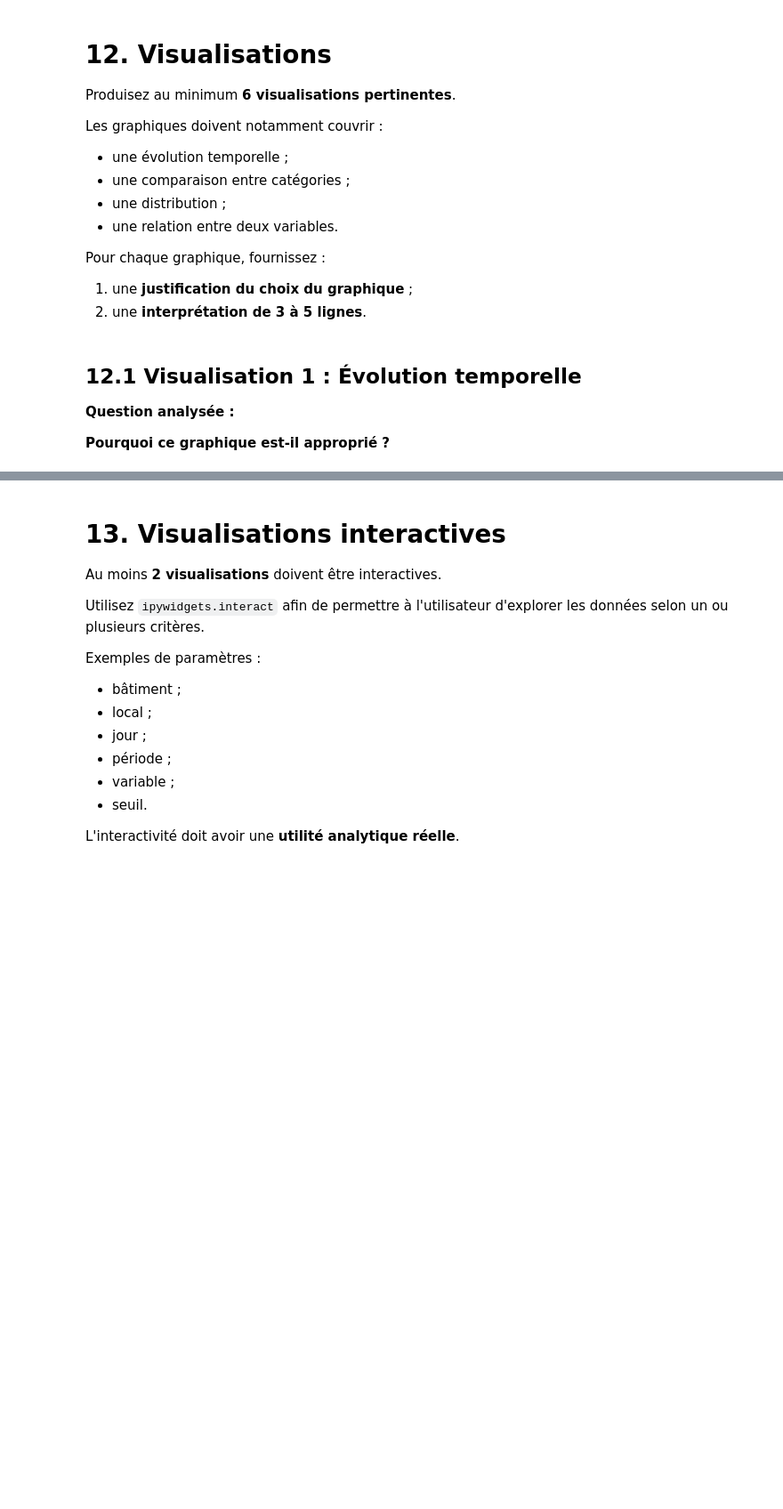
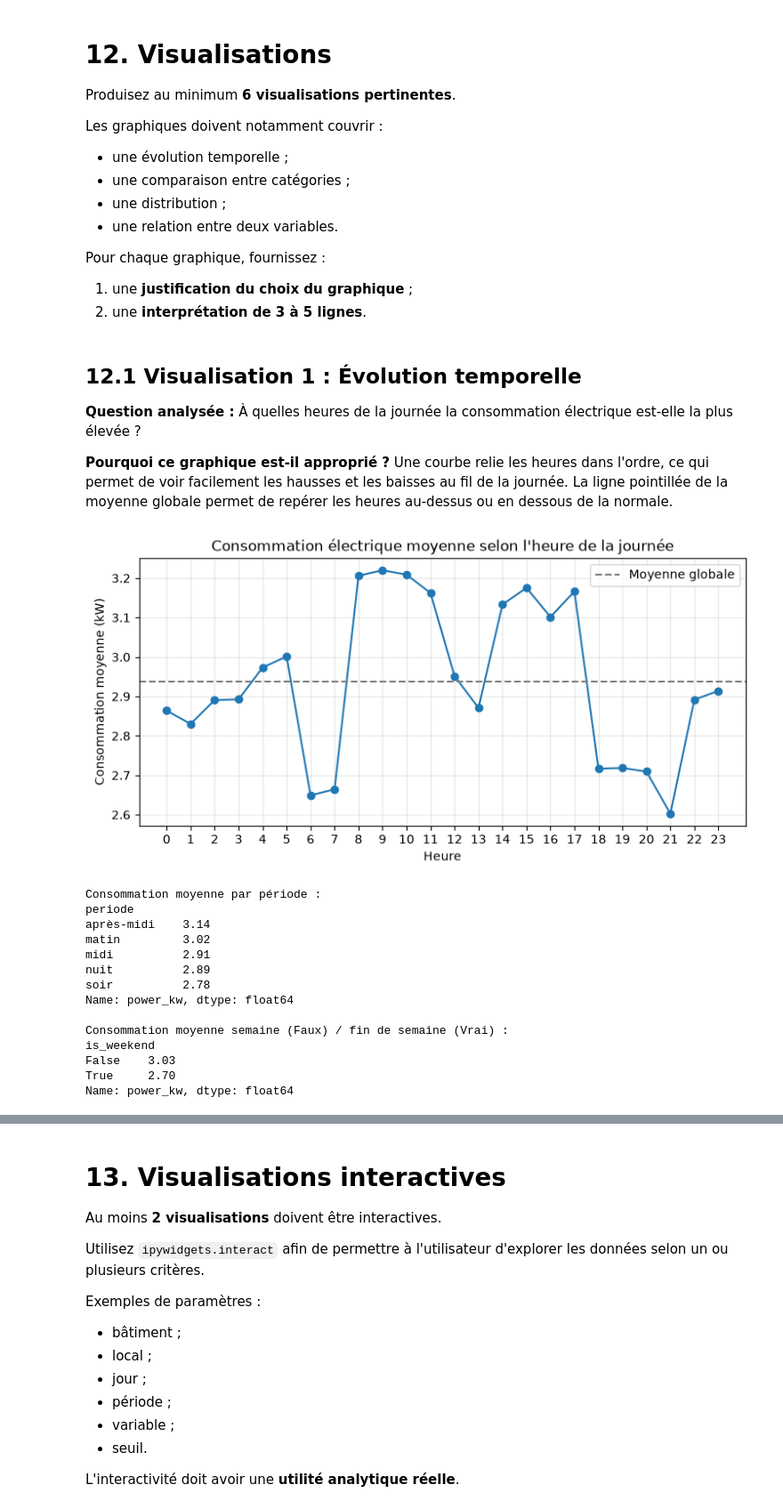
Before and after one commit to Guerre450/collecte-tp3-420-514-MV, a Jupyter notebook: TP3_EDA_DA1_DA2_DA3.ipynb, the cells around one changed output, grey strips where cells are left out. Shown at 89% size. Drawn from its saved outputs; the diff is of its cells as text; code cells hidden in the pictures; blank space fills up the shorter version.

```diff
--- a/TP3_EDA_DA1_DA2_DA3.ipynb
+++ b/TP3_EDA_DA1_DA2_DA3.ipynb
@@ -629,10 +719,59 @@ Pour chaque graphique, fournissez :
 # %% [markdown]
 ## 12.1 Visualisation 1 : Évolution temporelle
 
-**Question analysée :**
+**Question analysée :** À quelles heures de la journée la consommation électrique est-elle la plus élevée ?
 
-**Pourquoi ce graphique est-il approprié ?**
+**Pourquoi ce graphique est-il approprié ?** Une courbe relie les heures dans l'ordre, ce qui permet de voir facilement les hausses et les baisses au fil de la journée. La ligne pointillée de la moyenne globale permet de repérer les heures au-dessus ou en dessous de la normale.
 # %%
 # Visualisation 1
+df["hour"] = pd.to_datetime(df["timestamp"]).dt.hour
+conso_par_heure = df.groupby("hour")["power_kw"].mean()
+
+plt.figure(figsize=(9, 4))
+plt.plot(conso_par_heure.index, conso_par_heure.values, marker="o")
+plt.axhline(df["power_kw"].mean(), color="gray", linestyle="--", label="Moyenne globale")
+plt.title("Consommation électrique moyenne selon l'heure de la journée")
+plt.xlabel("Heure")
+plt.ylabel("Consommation moyenne (kW)")
+plt.xticks(range(24))
+plt.grid(alpha=0.3)
+plt.legend()
+plt.show()
+
+# Périodes de la journée
+def periode(heure):
+    if 5 <= heure <= 11:
+        return "matin"
+    elif 12 <= heure <= 13:
+        return "midi"
+    elif 14 <= heure <= 16:
+        return "après-midi"
+    elif 17 <= heure <= 21:
+        return "soir"
+    else:
+        return "nuit"
+
+df["periode"] = df["hour"].apply(periode)
+print("Consommation moyenne par période :")
+print(df.groupby("periode")["power_kw"].mean().sort_values(ascending=False).round(2))
+
+print("\nConsommation moyenne semaine (Faux) / fin de semaine (Vrai) :")
+print(df.groupby("is_weekend")["power_kw"].mean().round(2))
+# %% [output]
+[figure, added]
+Consommation moyenne par période :
+periode
+après-midi    3.14
+matin         3.02
+midi          2.91
+nuit          2.89
+soir          2.78
+Name: power_kw, dtype: float64
+
+Consommation moyenne semaine (Faux) / fin de semaine (Vrai) :
+is_weekend
+False    3.03
+True     2.70
+Name: power_kw, dtype: float64
 # %% [markdown]
 ### Interprétation
```
Also changed, not shown: parts of 32 cells of this notebook.
